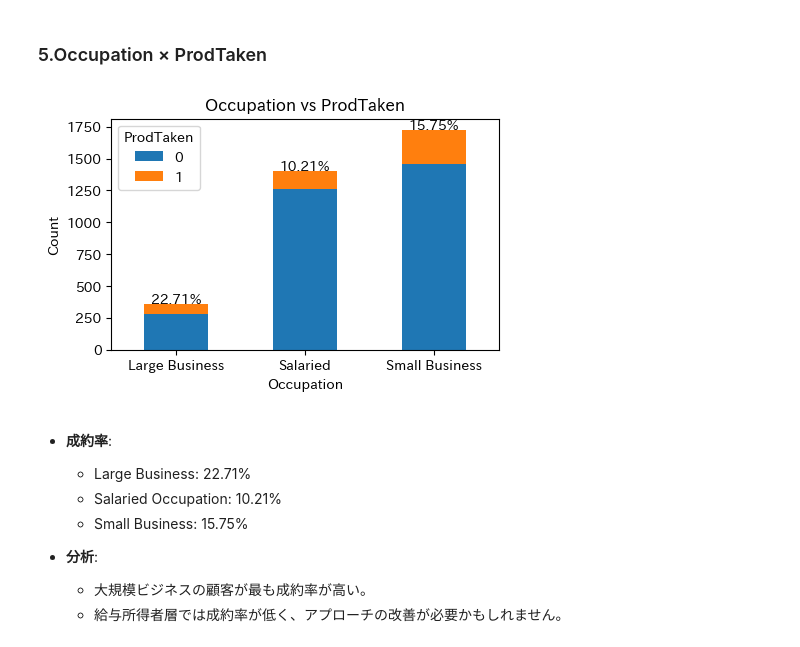
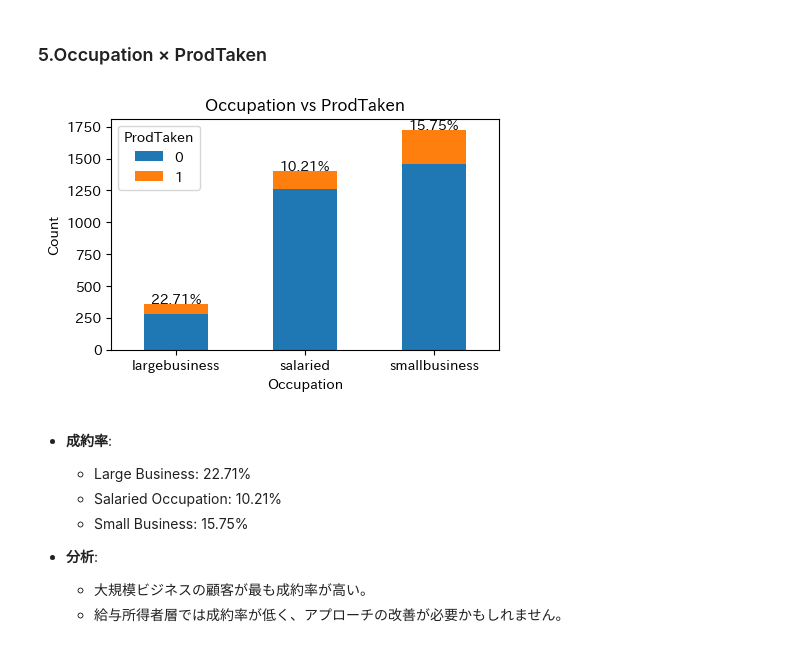
Before and after one commit to Ry02024/SignateCup2024Summer_Ry032, a Jupyter notebook: notebooks/DataAnalysis.ipynb, the cells around one changed output. Cells and saved outputs as stored; diff of their text form; code cells hidden in the pictures.

```diff
--- a/notebooks/DataAnalysis.ipynb
+++ b/notebooks/DataAnalysis.ipynb
@@ -1025,9 +847,9 @@ BarChartDuble(train_DurationOfPitch_bin, train_y)
 ### 5.Occupation × ProdTaken
 # %%
 # Occupation × ProdTaken の積み上げ棒グラフを作成
-BarChartDuble(train_x['Occupation'], train_y)
+visualization.BarChartDuble(train_processed_x['Occupation'], train_processed_y)
 # %% [output]
-[figure, old version]
+[figure, new version]
 # %% [markdown]
 - **成約率**:
   - Large Business: 22.71%
```
Also changed, not shown: parts of 211 cells of this notebook.
